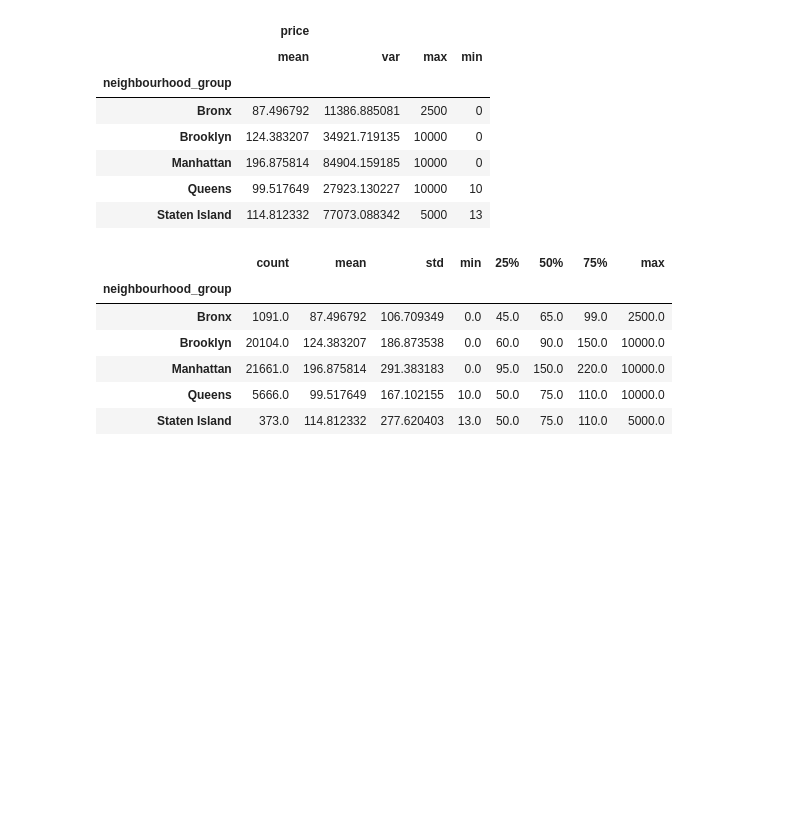
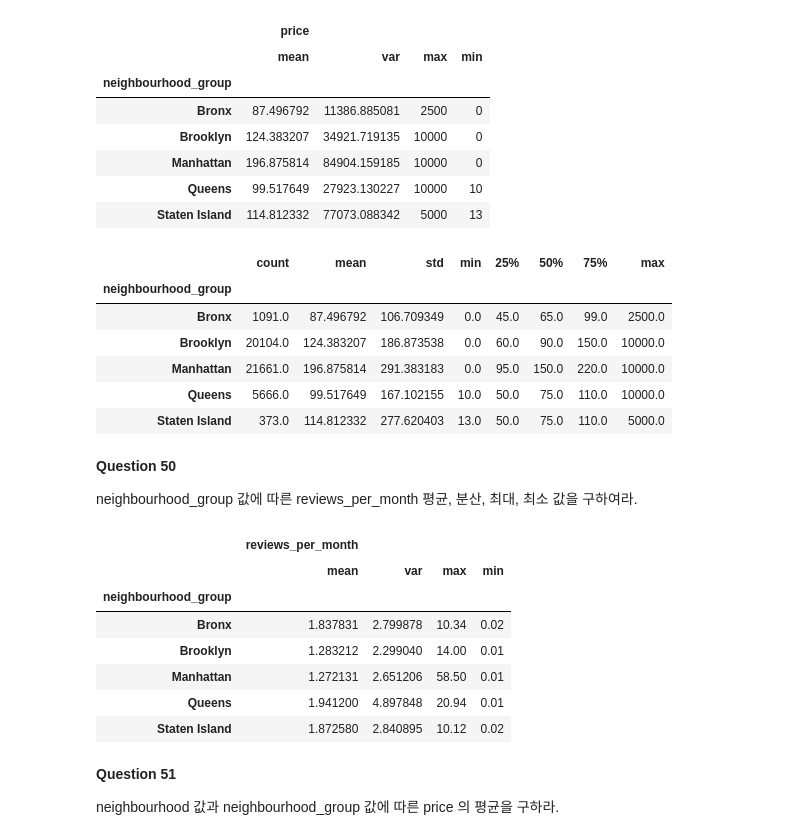
Before and after one commit to cyeon15/Study, a Jupyter notebook: datamanim/데이터 전처리 100 문제/03 Groupping.ipynb, the cells around one changed output. Saved outputs shown, nothing was run; the diff lists cells and outputs as text; code cells hidden in the pictures; blank space fills up the shorter version.

```diff
--- a/datamanim/데이터 전처리 100 문제/03 Groupping.ipynb
+++ b/datamanim/데이터 전처리 100 문제/03 Groupping.ipynb
@@ -131,3 +131,23 @@ Ans
 | Manhattan | 21661.0 | 196.875814 | 291.383183 | 0.0 | 95.0 | 150.0 | 220.0 | 10000.0 |
 | Queens | 5666.0 | 99.517649 | 167.102155 | 10.0 | 50.0 | 75.0 | 110.0 | 10000.0 |
 | Staten Island | 373.0 | 114.812332 | 277.620403 | 13.0 | 50.0 | 75.0 | 110.0 | 5000.0 |
+# %% [markdown]
+**Question 50**
+
+neighbourhood_group 값에 따른 reviews_per_month 평균, 분산, 최대, 최소 값을 구하여라.
+# %%
+Ans = df[['neighbourhood_group', 'reviews_per_month']].groupby(['neighbourhood_group']).agg(['mean', 'var', 'max', 'min'])
+Ans
+# %% [output]
+|  | reviews_per_month |  |  |  |
+|  | mean | var | max | min |
+| neighbourhood_group |  |  |  |  |
+| Bronx | 1.837831 | 2.799878 | 10.34 | 0.02 |
+| Brooklyn | 1.283212 | 2.299040 | 14.00 | 0.01 |
+| Manhattan | 1.272131 | 2.651206 | 58.50 | 0.01 |
+| Queens | 1.941200 | 4.897848 | 20.94 | 0.01 |
+| Staten Island | 1.872580 | 2.840895 | 10.12 | 0.02 |
+# %% [markdown]
+**Question 51**
+
+neighbourhood 값과 neighbourhood_group 값에 따른 price 의 평균을 구하라.
```
Also changed, not shown: parts of 11 cells of this notebook.
